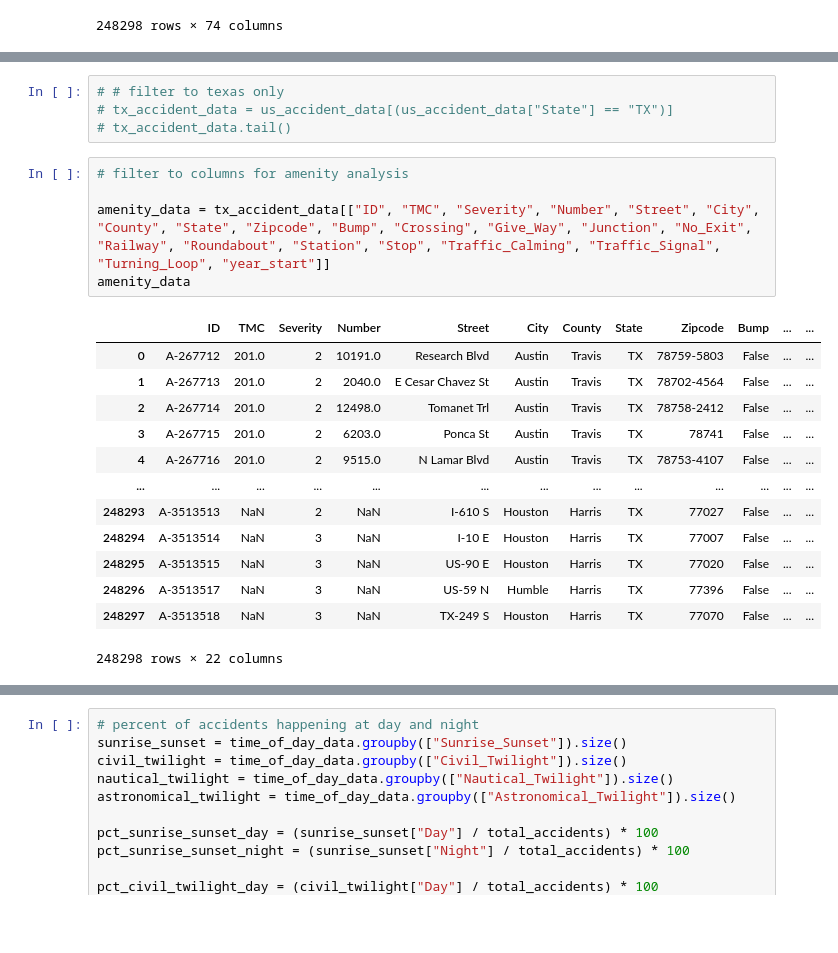
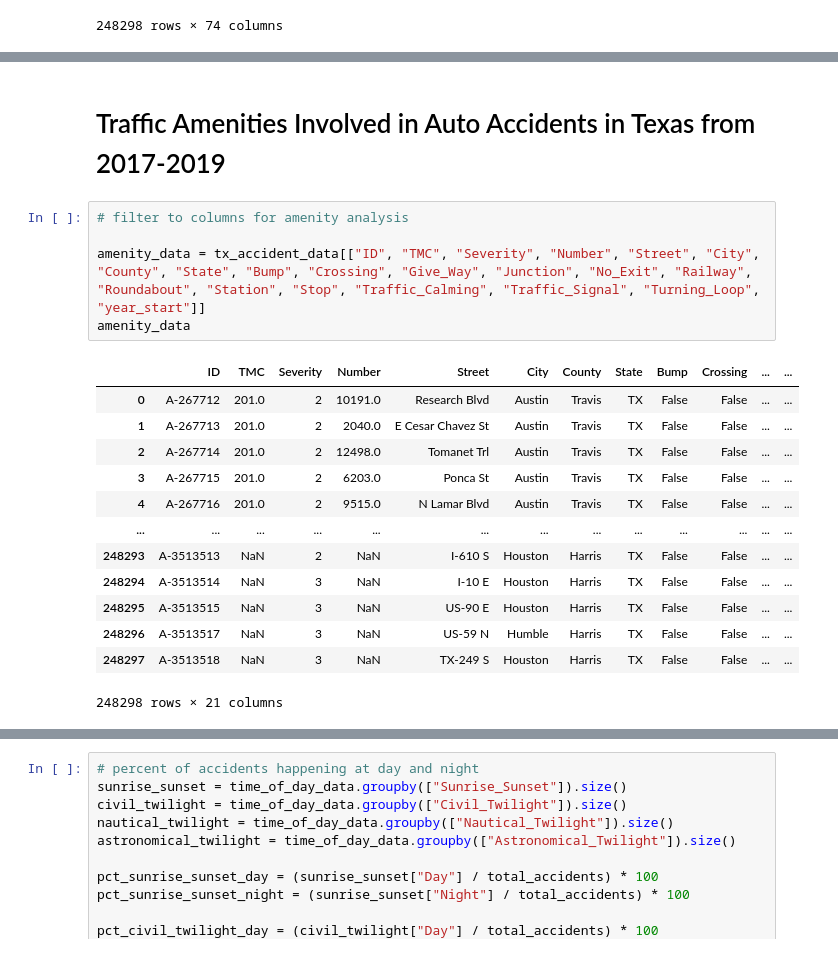
Before and after one commit to ykrasnikov/US-Traffic-Accidents, a Jupyter notebook: amenities-and-time-of-day/cars_vs_ammenities_texas.ipynb, the cells around one changed output, grey strips where cells are left out. Drawn from its saved outputs; the diff is of its cells as text; blank space fills up the shorter version.

```diff
--- a/amenities-and-time-of-day/cars_vs_ammenities_texas.ipynb
+++ b/amenities-and-time-of-day/cars_vs_ammenities_texas.ipynb
@@ -44,27 +47,25 @@ duration
 season_start
 season_end
 day_of_week
-# %%
-# # filter to texas only
-# tx_accident_data = us_accident_data[(us_accident_data["State"] == "TX")]
-# tx_accident_data.tail()
+# %% [markdown]
+# Traffic Amenities Involved in Auto Accidents in Texas from 2017-2019
 # %%
 # filter to columns for amenity analysis
 
-amenity_data = tx_accident_data[["ID", "TMC", "Severity", "Number", "Street", "City", "County", "State", "Zipcode", "Bump", "Crossing", "Give_Way", "Junction", "No_Exit", "Railway", "Roundabout", "Station", "Stop", "Traffic_Calming", "Traffic_Signal", "Turning_Loop", "year_start"]]
+amenity_data = tx_accident_data[["ID", "TMC", "Severity", "Number", "Street", "City", "County", "State", "Bump", "Crossing", "Give_Way", "Junction", "No_Exit", "Railway", "Roundabout", "Station", "Stop", "Traffic_Calming", "Traffic_Signal", "Turning_Loop", "year_start"]]
 amenity_data
 # %% [output]
-|  | ID | TMC | Severity | Number | Street | City | County | State | Zipcode | Bump | ... | ... |
-| 0 | A-267712 | 201.0 | 2 | 10191.0 | Research Blvd | Austin | Travis | TX | 78759-5803 | False | ... | ... |
-| 1 | A-267713 | 201.0 | 2 | 2040.0 | E Cesar Chavez St | Austin | Travis | TX | 78702-4564 | False | ... | ... |
-| 2 | A-267714 | 201.0 | 2 | 12498.0 | Tomanet Trl | Austin | Travis | TX | 78758-2412 | False | ... | ... |
-| 3 | A-267715 | 201.0 | 2 | 6203.0 | Ponca St | Austin | Travis | TX | 78741 | False | ... | ... |
-| 4 | A-267716 | 201.0 | 2 | 9515.0 | N Lamar Blvd | Austin | Travis | TX | 78753-4107 | False | ... | ... |
+|  | ID | TMC | Severity | Number | Street | City | County | State | Bump | Crossing | ... | ... |
+| 0 | A-267712 | 201.0 | 2 | 10191.0 | Research Blvd | Austin | Travis | TX | False | False | ... | ... |
+| 1 | A-267713 | 201.0 | 2 | 2040.0 | E Cesar Chavez St | Austin | Travis | TX | False | False | ... | ... |
+| 2 | A-267714 | 201.0 | 2 | 12498.0 | Tomanet Trl | Austin | Travis | TX | False | False | ... | ... |
+| 3 | A-267715 | 201.0 | 2 | 6203.0 | Ponca St | Austin | Travis | TX | False | False | ... | ... |
+| 4 | A-267716 | 201.0 | 2 | 9515.0 | N Lamar Blvd | Austin | Travis | TX | False | False | ... | ... |
 | ... | ... | ... | ... | ... | ... | ... | ... | ... | ... | ... | ... | ... |
-| 248293 | A-3513513 | NaN | 2 | NaN | I-610 S | Houston | Harris | TX | 77027 | False | ... | ... |
-| 248294 | A-3513514 | NaN | 3 | NaN | I-10 E | Houston | Harris | TX | 77007 | False | ... | ... |
-| 248295 | A-3513515 | NaN | 3 | NaN | US-90 E | Houston | Harris | TX | 77020 | False | ... | ... |
-| 248296 | A-3513517 | NaN | 3 | NaN | US-59 N | Humble | Harris | TX | 77396 | False | ... | ... |
-| 248297 | A-3513518 | NaN | 3 | NaN | TX-249 S | Houston | Harris | TX | 77070 | False | ... | ... |
+| 248293 | A-3513513 | NaN | 2 | NaN | I-610 S | Houston | Harris | TX | False | False | ... | ... |
+| 248294 | A-3513514 | NaN | 3 | NaN | I-10 E | Houston | Harris | TX | False | False | ... | ... |
+| 248295 | A-3513515 | NaN | 3 | NaN | US-90 E | Houston | Harris | TX | False | False | ... | ... |
+| 248296 | A-3513517 | NaN | 3 | NaN | US-59 N | Humble | Harris | TX | False | False | ... | ... |
+| 248297 | A-3513518 | NaN | 3 | NaN | TX-249 S | Houston | Harris | TX | False | False | ... | ... |
-248298 rows × 22 columns
+248298 rows × 21 columns
 # %%
```
Also changed, not shown: parts of 27 cells of this notebook, 5 other files.
